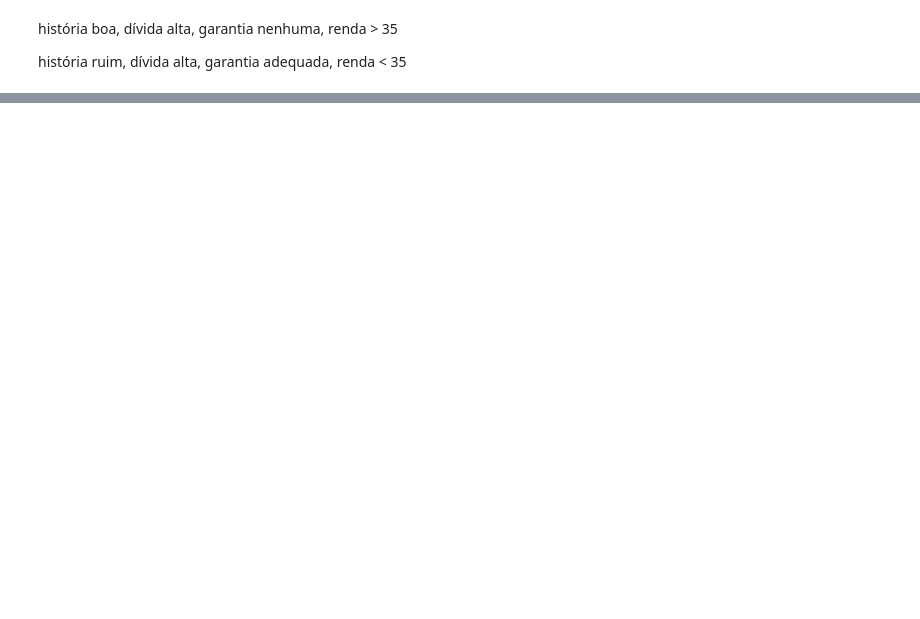
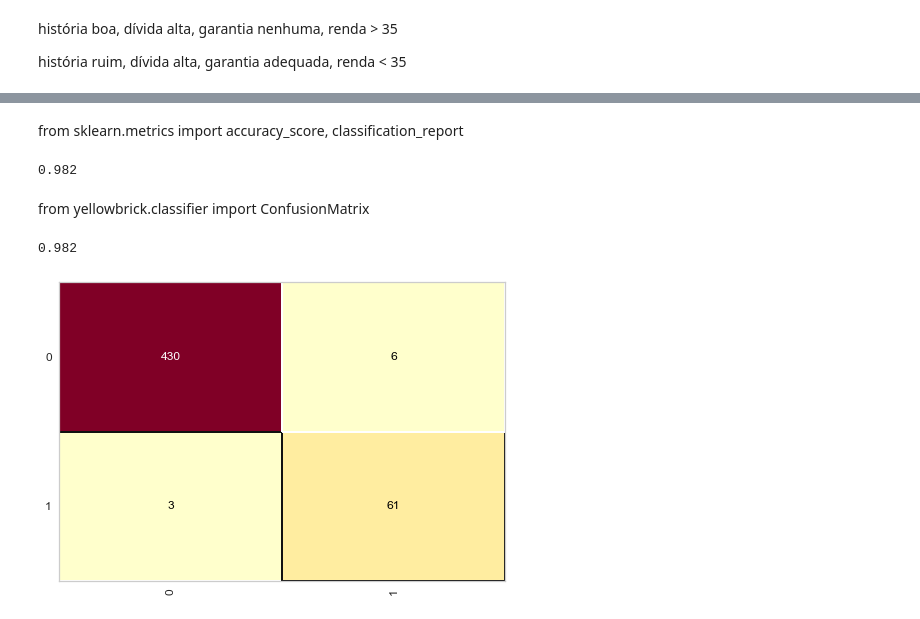
Before and after one commit to rossilucaz/python-machine-learning-data-science, a Jupyter notebook: 1-classificacao/3-arvore-de-deisao/aprendizagem-arvore-de-decisao.ipynb, the cells around one changed output, grey strips where cells are left out. Saved outputs shown, nothing was run; the diff lists cells and outputs as text; code cells hidden in the pictures; blank space fills up the shorter version.

```diff
--- a/1-classificacao/3-arvore-de-deisao/aprendizagem-arvore-de-decisao.ipynb
+++ b/1-classificacao/3-arvore-de-deisao/aprendizagem-arvore-de-decisao.ipynb
@@ -42,0 +93,3 @@ previsoes
+# %%
+with open('credit.plk', 'rb') as f:
+    x_credit_training, y_credit_training, x_credit_test, y_credit_test = pickle.load(f)
@@ -42,0 +104,3 @@ previsoes
+# %%
+arvore_credit = DecisionTreeClassifier(criterion='entropy', random_state = 0)
+arvore_credit.fit(x_credit_training, y_credit_training)
@@ -42,0 +150,16 @@ previsoes
+# %% [markdown]
+
+from sklearn.metrics import accuracy_score, classification_report
+# %%
+accuracy_score(y_credit_test,previsoes)
+# %% [output]
+0.982
+# %% [markdown]
+from yellowbrick.classifier import ConfusionMatrix
+# %%
+cm = ConfusionMatrix(arvore_credit)
+cm.fit(x_credit_training, y_credit_training)
+cm.score(x_credit_test, y_credit_test)
+# %% [output]
+0.982
+[figure, added]
```
Also changed, not shown: parts of 14 cells of this notebook, 1 other file.
